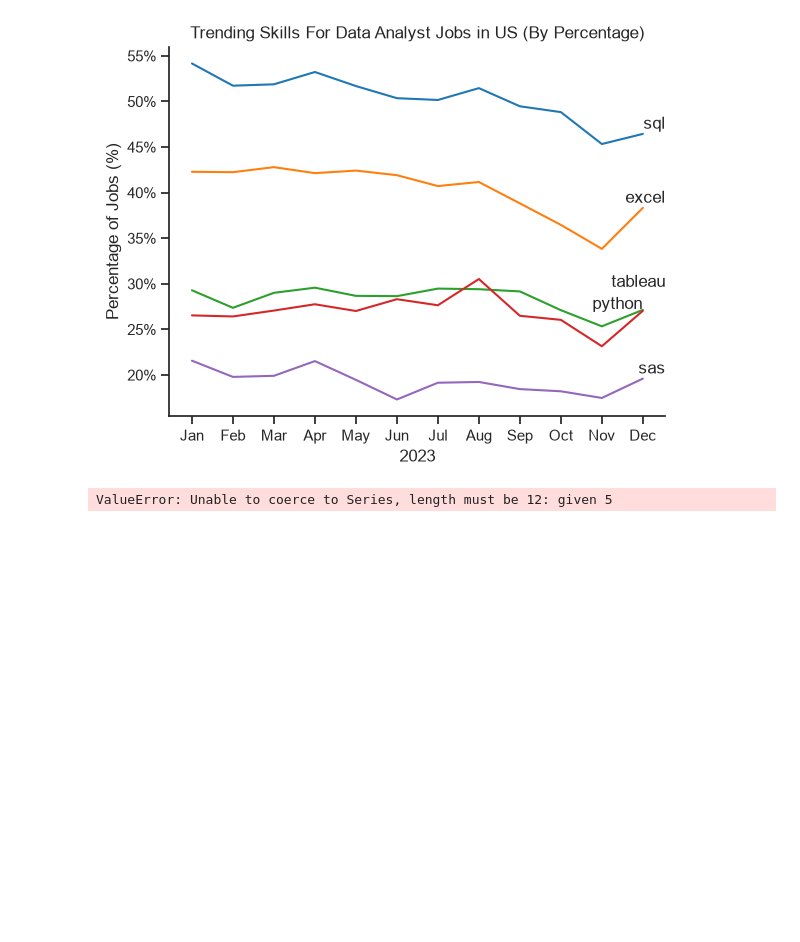
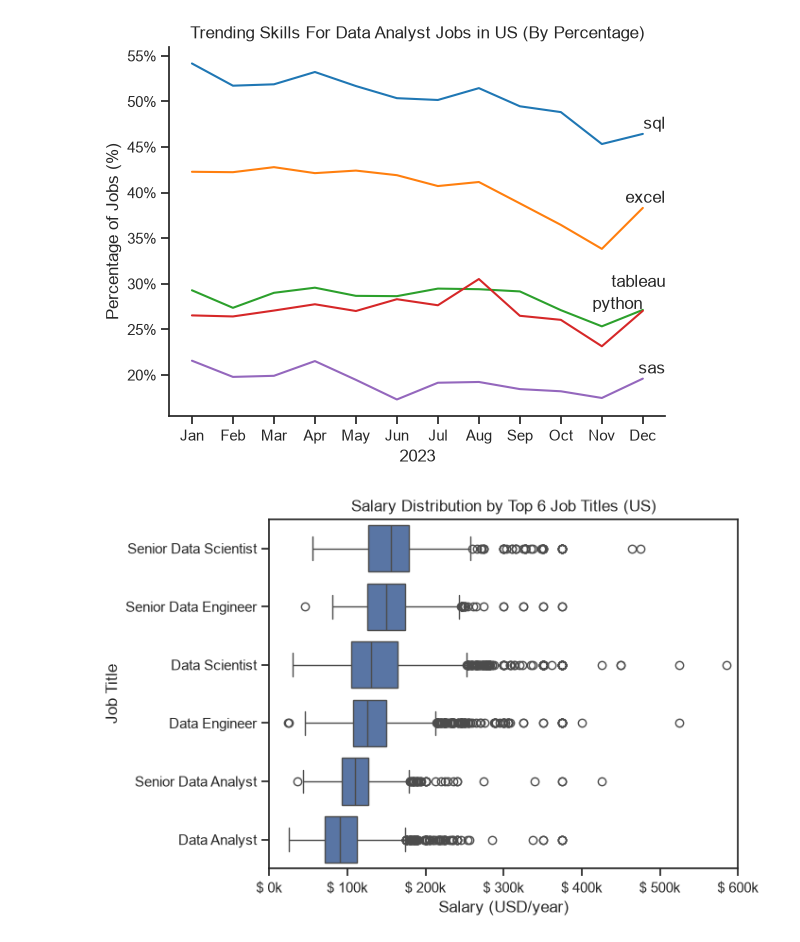
Before and after one commit to kamalbhandari-2006/PythonDataAnalyst, a Jupyter notebook: py_stuffs/Project.ipynb, the cells around one changed output. Saved outputs shown, nothing was run; the diff lists cells and outputs as text; code cells hidden in the pictures; blank space fills up the shorter version.

Commit message:
changes done on previously ploted boxplot

```diff
--- a/py_stuffs/Project.ipynb
+++ b/py_stuffs/Project.ipynb
@@ -224,5 +270,58 @@ adjust_text(texts, only_move={'text': 'y'})
  [])
 [figure]
 # %%
+#We have done
+
+# US salary comparison for the six most common data job titles.
+# This block filters the dataset to US jobs with reported annual salaries,
+# identifies the six most frequent job titles, and compares their salary
+# distributions using a box plot. The goal is to visualize how compensation
+# varies across the most common roles and to highlight relative pay levels
+# between titles in the US market.
+
+df_US = df[
+    (df["job_country"] == "United States")
+    & df["salary_year_avg"].notna()
+].copy()
+
+top6_job_titles = df_US['job_title_short'].value_counts().index[:6].tolist()
+
+df_US = df_US[df_US['job_title_short'].isin(top6_job_titles)]
+job_order = df_US.groupby('job_title_short')['salary_year_avg'].median().sort_values(ascending=False).index
+sns.boxplot(
+    data=df_US,
+    x="salary_year_avg",
+    y="job_title_short",
+    order=job_order
+)
+plt.title("Salary Distribution by Top 6 Job Titles (US)")
+plt.xlabel("Salary (USD/year)")
+plt.ylabel("Job Title")
+
+plt.xlim(0, 600000)
+plt.gca().xaxis.set_major_formatter(
+    FuncFormatter(lambda x, pos: f'$ {x/1000:,.0f}k')
+)
+plt.show()
+
+top6_job_titles = df_US['job_title_short'].value_counts().index[:6].tolist()
+
+df_US= df_US[df_US['job_title_short'].isin(top6_job_titles)]
+job_order = df_US.groupby('job_title_short')['salary_year_avg'].median().sort_values(ascending = False).index
+sns.boxplot(
+    data=df_US,
+    x="salary_year_avg",
+    y="job_title_short",
+    order=job_order
+)
+plt.title("Salary Distribution by Top 6 Job Titles (US)")
+plt.xlabel("Salary (USD/year)")
+plt.ylabel("Job Title")
+
+plt.xlim(0,600000)
+plt.gca().xaxis.set_major_formatter(
+    FuncFormatter(lambda x, pos: f'$ {x/1000:,.0f}k')
+)
+plt.show()
 # %% [output]
-ValueError: Unable to coerce to Series, length must be 12: given 5
+[figure, added]
```
Also changed, not shown: parts of 2 cells of this notebook.
